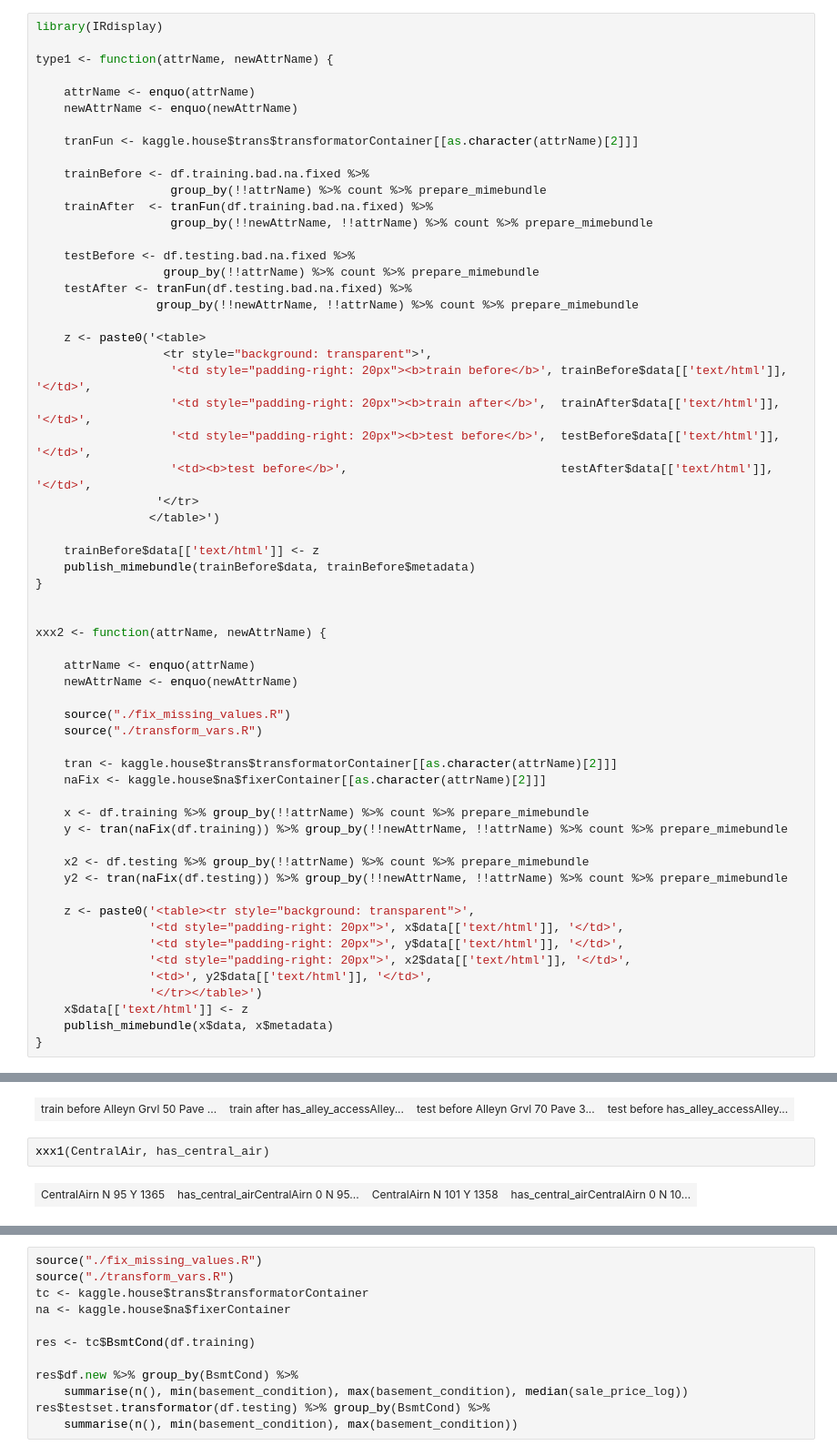
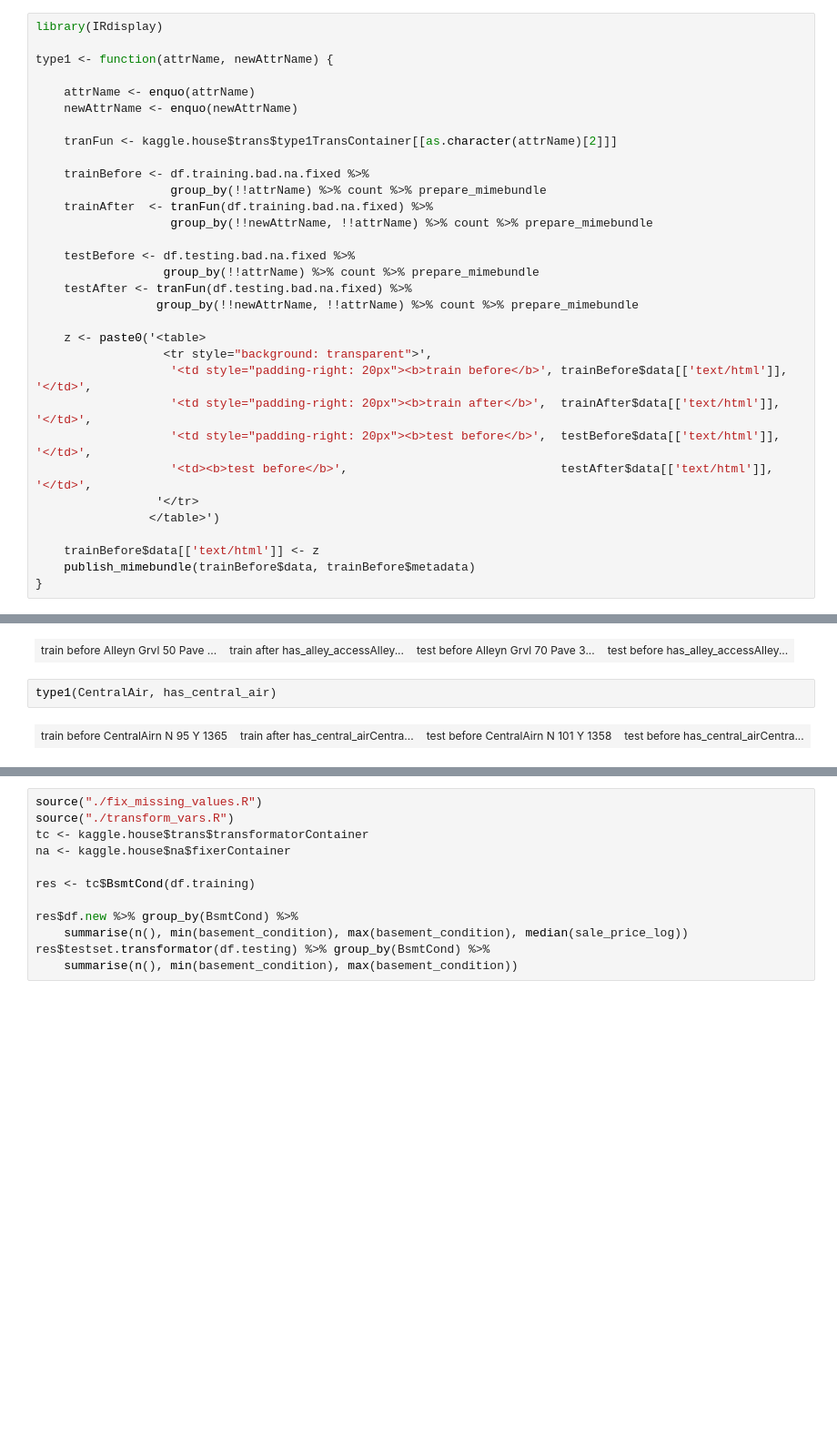
Before and after one commit to MatrixNorm/kaggle, a Jupyter notebook: house-prices/R/notebooks/char_to_numeric_1.ipynb, the cells around one changed output, grey strips where cells are left out. Shown at 91% size. Cells and saved outputs as stored; diff of their text form; blank space fills up the shorter version.

```diff
--- a/house-prices/R/notebooks/char_to_numeric_1.ipynb
+++ b/house-prices/R/notebooks/char_to_numeric_1.ipynb
@@ -38,7 +35,7 @@ type1 <- function(attrName, newAttrName) {
     attrName <- enquo(attrName)
     newAttrName <- enquo(newAttrName)
 
-    tranFun <- kaggle.house$trans$transformatorContainer[[as.character(attrName)[2]]]
+    tranFun <- kaggle.house$trans$type1TransContainer[[as.character(attrName)[2]]]
 
     trainBefore <- df.training.bad.na.fixed %>%
                    group_by(!!attrName) %>% count %>% prepare_mimebundle
@@ -62,40 +59,12 @@ type1 <- function(attrName, newAttrName) {
     trainBefore$data[['text/html']] <- z
     publish_mimebundle(trainBefore$data, trainBefore$metadata)
 }
-
-
-xxx2 <- function(attrName, newAttrName) {
-
-    attrName <- enquo(attrName)
-    newAttrName <- enquo(newAttrName)
-
-    source("./fix_missing_values.R")
-    source("./transform_vars.R")
-
-    tran <- kaggle.house$trans$transformatorContainer[[as.character(attrName)[2]]]
-    naFix <- kaggle.house$na$fixerContainer[[as.character(attrName)[2]]]
-
-    x <- df.training %>% group_by(!!attrName) %>% count %>% prepare_mimebundle
-    y <- tran(naFix(df.training)) %>% group_by(!!newAttrName, !!attrName) %>% count %>% prepare_mimebundle
-
-    x2 <- df.testing %>% group_by(!!attrName) %>% count %>% prepare_mimebundle
-    y2 <- tran(naFix(df.testing)) %>% group_by(!!newAttrName, !!attrName) %>% count %>% prepare_mimebundle
-
-    z <- paste0('<table><tr style="background: transparent">',
-                '<td style="padding-right: 20px">', x$data[['text/html']], '</td>',
-                '<td style="padding-right: 20px">', y$data[['text/html']], '</td>',
-                '<td style="padding-right: 20px">', x2$data[['text/html']], '</td>',
-                '<td>', y2$data[['text/html']], '</td>',
-                '</tr></table>')
-    x$data[['text/html']] <- z
-    publish_mimebundle(x$data, x$metadata)
-}
 # %%
 type1(Alley, has_alley_access)
 # %% [output]
 | train before Alleyn Grvl 50 Pave ... | train after has_alley_accessAlley... | test before Alleyn Grvl 70 Pave 3... | test before has_alley_accessAlley... |
 # %%
-xxx1(CentralAir, has_central_air)
+type1(CentralAir, has_central_air)
 # %% [output]
-| CentralAirn N 95 Y 1365 | has_central_airCentralAirn 0 N 95... | CentralAirn N 101 Y 1358 | has_central_airCentralAirn 0 N 10... |
+| train before CentralAirn N 95 Y 1365 | train after has_central_airCentra... | test before CentralAirn N 101 Y 1358 | test before has_central_airCentra... |
 # %%
```
Also changed, not shown: parts of 15 cells of this notebook, 1 other file.
